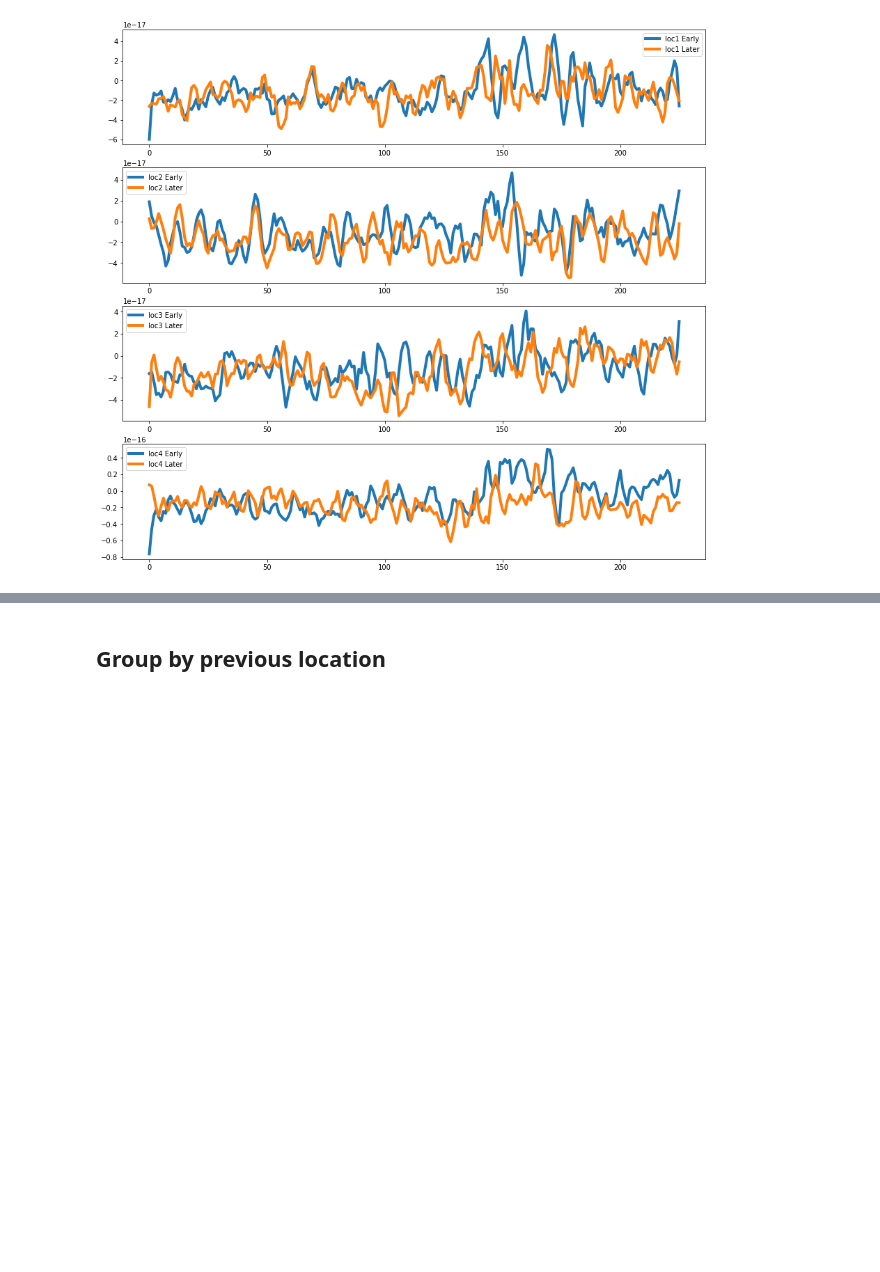
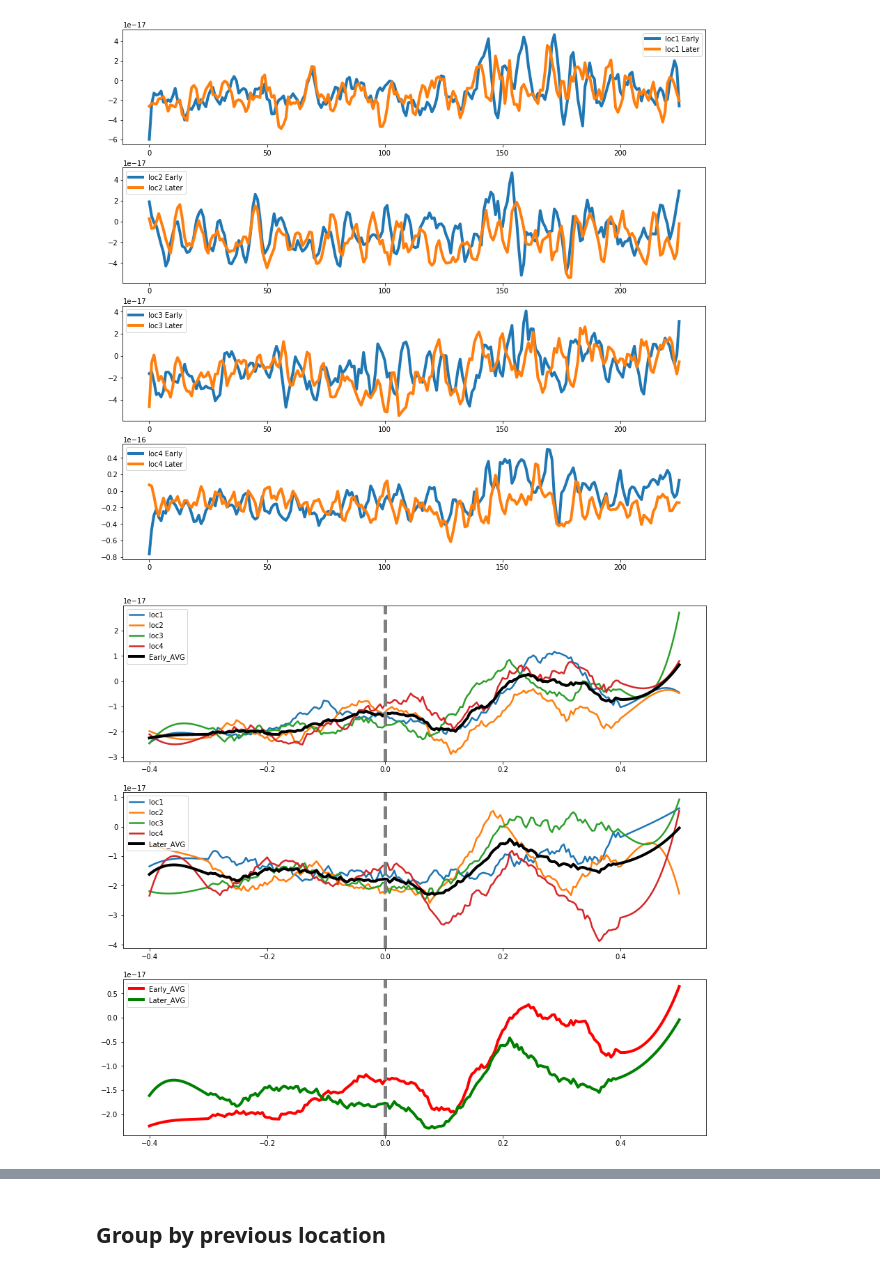
Before and after one commit to MaryZolfaghar/SPLT_EEG, a Jupyter notebook: jupyter/tinkering_readPrepEpochsLoc_myData_messy.ipynb, the cells around one changed output, grey strips where cells are left out. Drawn from its saved outputs; the diff is of its cells as text; code cells hidden in the pictures; blank space fills up the shorter version.

```diff
--- a/jupyter/tinkering_readPrepEpochsLoc_myData_messy.ipynb
+++ b/jupyter/tinkering_readPrepEpochsLoc_myData_messy.ipynb
@@ -362,6 +362,9 @@ print(avggdtD.shape)
 # %% [output]
 (4, 129, 226)
 # %%
+ind1=min( [Loc1_E._data.shape[0], Loc2_E._data.shape[0] , \
+           Loc3_E._data.shape[0], Loc4_E._data.shape[0]] )
+
 # only early blocks
 subsetE = subset['Block>2 & Block<7'].copy()
 
@@ -592,3 +595,65 @@ for iloc in range(4):
 [figure]
 # %%
 # print(subset.times)
+# %%
+from scipy.signal import savgol_filter
+
+fig, ax = plt.subplots(3,1,figsize=(15,14))
+
+# window_length : int
+# The length of the filter window (i.e. the number of coefficients). window_length must be a positive odd integer.
+# polyorder : int
+# The order of the polynomial used to fit the samples. polyorder must be less than window_length.
+
+# smooth_level = 11 # 11 * 4 = 45 ms
+# smooth_level = 15 # 15 * 4 = 60 ms
+# smooth_level = 25 # 25 * 4 = 100 ms
+smooth_level = 51 # 51 * 4 = 204 ms
+
+ply_order = 3
+lw1=2.5
+lw2=4
+
+# window_length, polyorder
+
+evk_data = np.mean(avgact_e, axis=1)
+smooth_evk1 = savgol_filter(evk_data[0,:],window_length=smooth_level, polyorder=ply_order)
+smooth_evk2 = savgol_filter(evk_data[1,:],window_length=smooth_level, polyorder=ply_order)
+smooth_evk3 = savgol_filter(evk_data[2,:],window_length=smooth_level, polyorder=ply_order)
+smooth_evk4 = savgol_filter(evk_data[3,:],window_length=smooth_level, polyorder=ply_order)
+smooth_evkavg_e = savgol_filter(np.mean(evk_data, 0),window_length=smooth_level, polyorder=ply_order)
+ax[0].plot(subset.times, smooth_evk1, linewidth=lw1)
+ax[0].plot(subset.times, smooth_evk2, linewidth=lw1)
+ax[0].plot(subset.times, smooth_evk3, linewidth=lw1)
+ax[0].plot(subset.times, smooth_evk4, linewidth=lw1)
+ax[0].plot(subset.times, smooth_evkavg_e, color='black', linewidth=lw2)
+
+ax[0].legend(['loc1', 'loc2', 'loc3', 'loc4', 'Early_AVG'], loc='upper left')
+
+
+
+evk_data = np.mean(avgact_l, axis=1)
+smooth_evk1 = savgol_filter(evk_data[0,:],window_length=smooth_level, polyorder=ply_order)
+smooth_evk2 = savgol_filter(evk_data[1,:],window_length=smooth_level, polyorder=ply_order)
+smooth_evk3 = savgol_filter(evk_data[2,:],window_length=smooth_level, polyorder=ply_order)
+smooth_evk4 = savgol_filter(evk_data[3,:],window_length=smooth_level, polyorder=ply_order)
+smooth_evkavg_l = savgol_filter(np.mean(evk_data, 0),window_length=smooth_level, polyorder=ply_order)
+
+ax[1].plot(subset.times, smooth_evk1, linewidth=lw1)
+ax[1].plot(subset.times, smooth_evk2, linewidth=lw1)
+ax[1].plot(subset.times, smooth_evk3, linewidth=lw1)
+ax[1].plot(subset.times, smooth_evk4, linewidth=lw1)
+ax[1].plot(subset.times, smooth_evkavg_l, color='black', linewidth=lw2)
+
+ax[1].legend(['loc1', 'loc2', 'loc3', 'loc4', 'Later_AVG'], loc='upper left')
+# plt.xticks(subset.times*1000)
+
+ax[2].plot(subset.times, smooth_evkavg_e, color='red', linewidth=lw2)
+ax[2].plot(subset.times, smooth_evkavg_l, color='green', linewidth=lw2)
+ax[2].legend(['Early_AVG', 'Later_AVG'], loc='upper left')
+
+for ii in range(3):
+    ax[ii].axvline(x=0, color='gray', linewidth=5., linestyle='--')
+plt.show()
+# %% [output]
+[figure, added]
```
Also changed, not shown: parts of 13 cells of this notebook, 6 other files.
